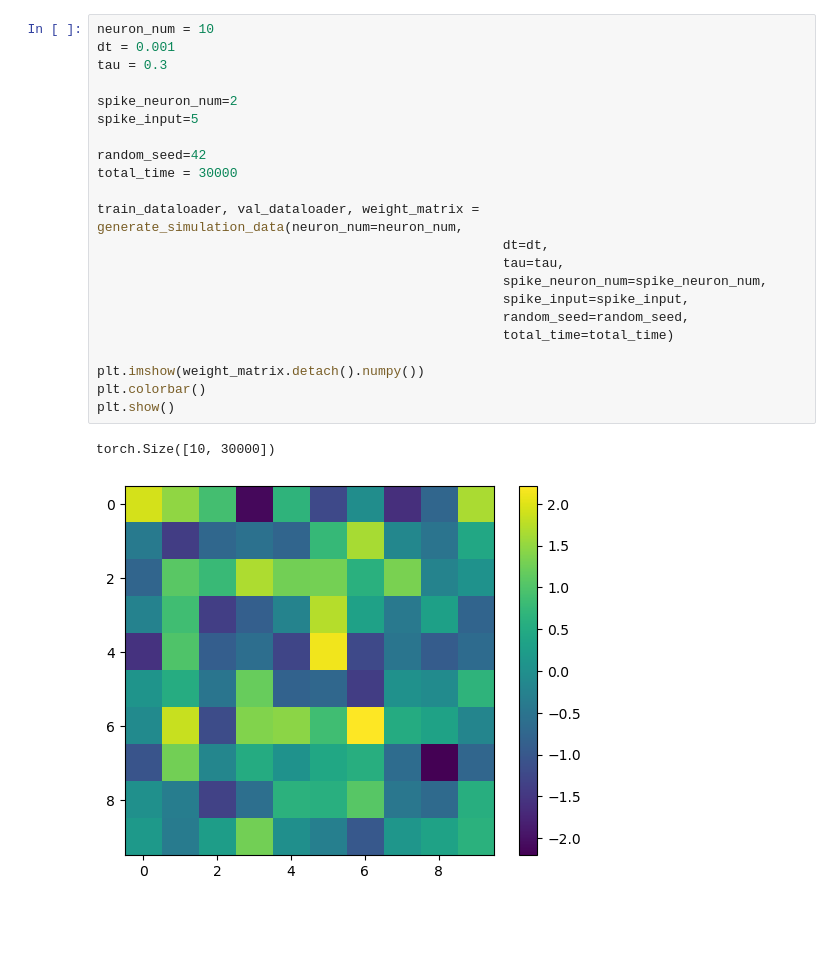
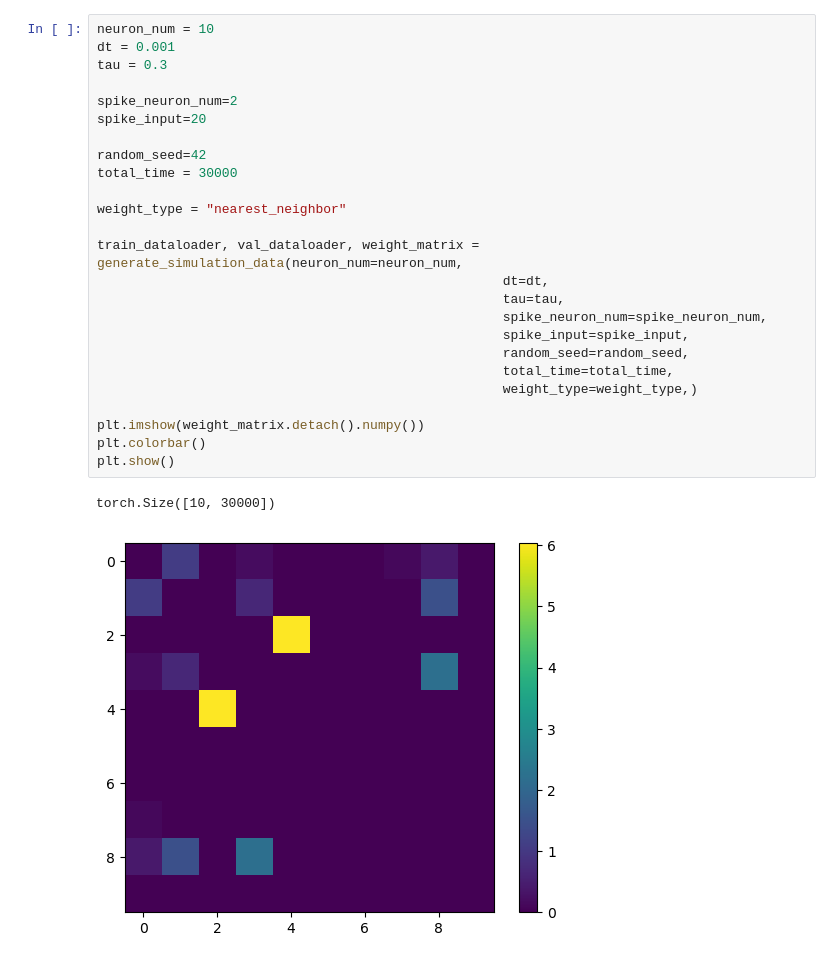
Before and after one commit to wuweizhang0723/func2graph, a Jupyter notebook: notebook/check_data/simulation_data.ipynb, the cells around one changed output. Drawn from its saved outputs; the diff is of its cells as text; blank space fills up the shorter version.

Commit message:
consturct weight matrix using nearest neighbor

```diff
--- a/notebook/check_data/simulation_data.ipynb
+++ b/notebook/check_data/simulation_data.ipynb
@@ -81,28 +95,31 @@ plt.show()
 # %%
 neuron_num = 10
 dt = 0.001
 tau = 0.3
 
 spike_neuron_num=2
-spike_input=5
+spike_input=20
 
 random_seed=42
 total_time = 30000
+
+weight_type = "nearest_neighbor"
 
 train_dataloader, val_dataloader, weight_matrix = generate_simulation_data(neuron_num=neuron_num,
                                                     dt=dt,
                                                     tau=tau,
                                                     spike_neuron_num=spike_neuron_num,
                                                     spike_input=spike_input,
                                                     random_seed=random_seed,
-                                                    total_time=total_time)
+                                                    total_time=total_time,
+                                                    weight_type=weight_type,)
 
 plt.imshow(weight_matrix.detach().numpy())
 plt.colorbar()
 plt.show()
 # %% [output]
 torch.Size([10, 30000])
-[figure, old version]
+[figure, new version]
 # %%
 for i_batch, sample_batched in enumerate(train_dataloader):
     print(sample_batched[0].shape)
```
Also changed, not shown: parts of 9 cells of this notebook, 6 other files.
